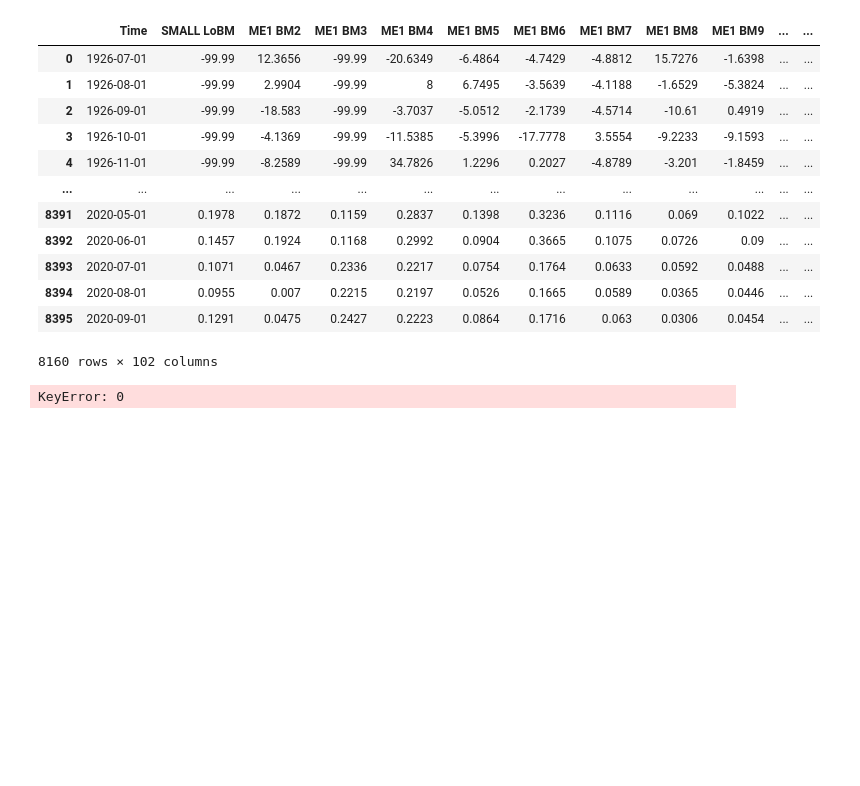
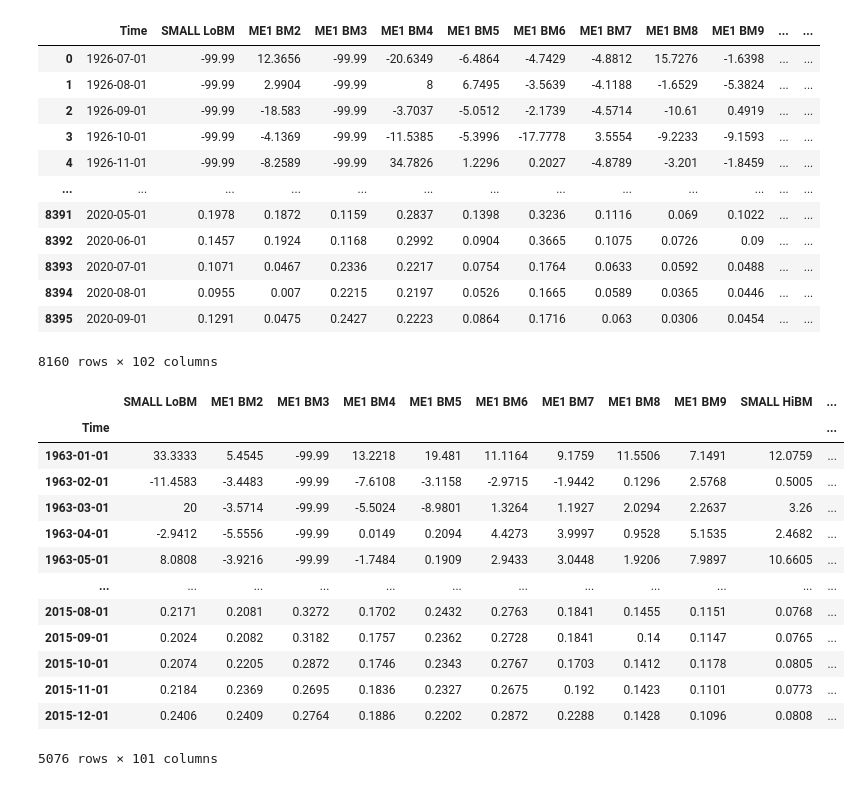
Before and after one commit to gituxedo/stat198finalproject, a Jupyter notebook: Final Project_draft.ipynb, the cells around one changed output. Drawn from its saved outputs; the diff is of its cells as text; code cells hidden in the pictures; blank space fills up the shorter version.

```diff
--- a/Final Project_draft.ipynb
+++ b/Final Project_draft.ipynb
@@ -60,11 +54,3 @@ df_date
 | 8394 | 2020-08-01 | 0.0955 | 0.007 | 0.2215 | 0.2197 | 0.0526 | 0.1665 | 0.0589 | 0.0365 | 0.0446 | ... | ... |
 | 8395 | 2020-09-01 | 0.1291 | 0.0475 | 0.2427 | 0.2223 | 0.0864 | 0.1716 | 0.063 | 0.0306 | 0.0454 | ... | ... |
 8160 rows × 102 columns
-# %%
-# Reformat titles
-df[0] = pd.to_datetime(df[0])
-df = df.rename(columns={0:'Date'})
-df = df.set_index('Date')
-df = df.astype('float64')
-# %% [output]
-KeyError: 0
@@ -73,0 +57,19 @@ KeyError: 0
+# %%
+df_trim = df_date.loc[(df_date['Time'] >= '1963-1-1') & (df_date['Time'] <= '2015-12-01')]
+df_index = df_trim.set_index('Time')
+df_index
+# %% [output]
+|  | SMALL LoBM | ME1 BM2 | ME1 BM3 | ME1 BM4 | ME1 BM5 | ME1 BM6 | ME1 BM7 | ME1 BM8 | ME1 BM9 | SMALL HiBM | ... |
+| Time |  |  |  |  |  |  |  |  |  |  | ... |
+| 1963-01-01 | 33.3333 | 5.4545 | -99.99 | 13.2218 | 19.481 | 11.1164 | 9.1759 | 11.5506 | 7.1491 | 12.0759 | ... |
+| 1963-02-01 | -11.4583 | -3.4483 | -99.99 | -7.6108 | -3.1158 | -2.9715 | -1.9442 | 0.1296 | 2.5768 | 0.5005 | ... |
+| 1963-03-01 | 20 | -3.5714 | -99.99 | -5.5024 | -8.9801 | 1.3264 | 1.1927 | 2.0294 | 2.2637 | 3.26 | ... |
+| 1963-04-01 | -2.9412 | -5.5556 | -99.99 | 0.0149 | 0.2094 | 4.4273 | 3.9997 | 0.9528 | 5.1535 | 2.4682 | ... |
+| 1963-05-01 | 8.0808 | -3.9216 | -99.99 | -1.7484 | 0.1909 | 2.9433 | 3.0448 | 1.9206 | 7.9897 | 10.6605 | ... |
+| ... | ... | ... | ... | ... | ... | ... | ... | ... | ... | ... | ... |
+| 2015-08-01 | 0.2171 | 0.2081 | 0.3272 | 0.1702 | 0.2432 | 0.2763 | 0.1841 | 0.1455 | 0.1151 | 0.0768 | ... |
+| 2015-09-01 | 0.2024 | 0.2082 | 0.3182 | 0.1757 | 0.2362 | 0.2728 | 0.1841 | 0.14 | 0.1147 | 0.0765 | ... |
+| 2015-10-01 | 0.2074 | 0.2205 | 0.2872 | 0.1746 | 0.2343 | 0.2767 | 0.1703 | 0.1412 | 0.1178 | 0.0805 | ... |
+| 2015-11-01 | 0.2184 | 0.2369 | 0.2695 | 0.1836 | 0.2327 | 0.2675 | 0.192 | 0.1423 | 0.1101 | 0.0773 | ... |
+| 2015-12-01 | 0.2406 | 0.2409 | 0.2764 | 0.1886 | 0.2202 | 0.2872 | 0.2288 | 0.1428 | 0.1096 | 0.0808 | ... |
+5076 rows × 101 columns
```
Also changed, not shown: parts of 6 cells of this notebook, 1 other file.
